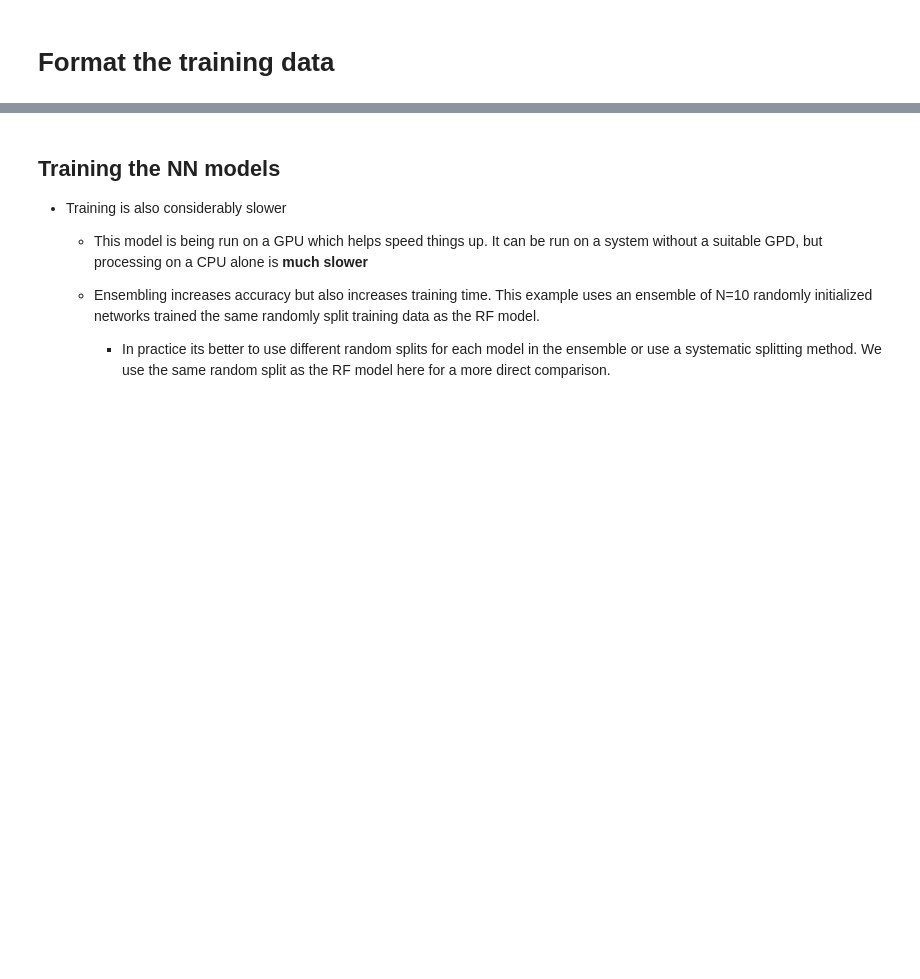
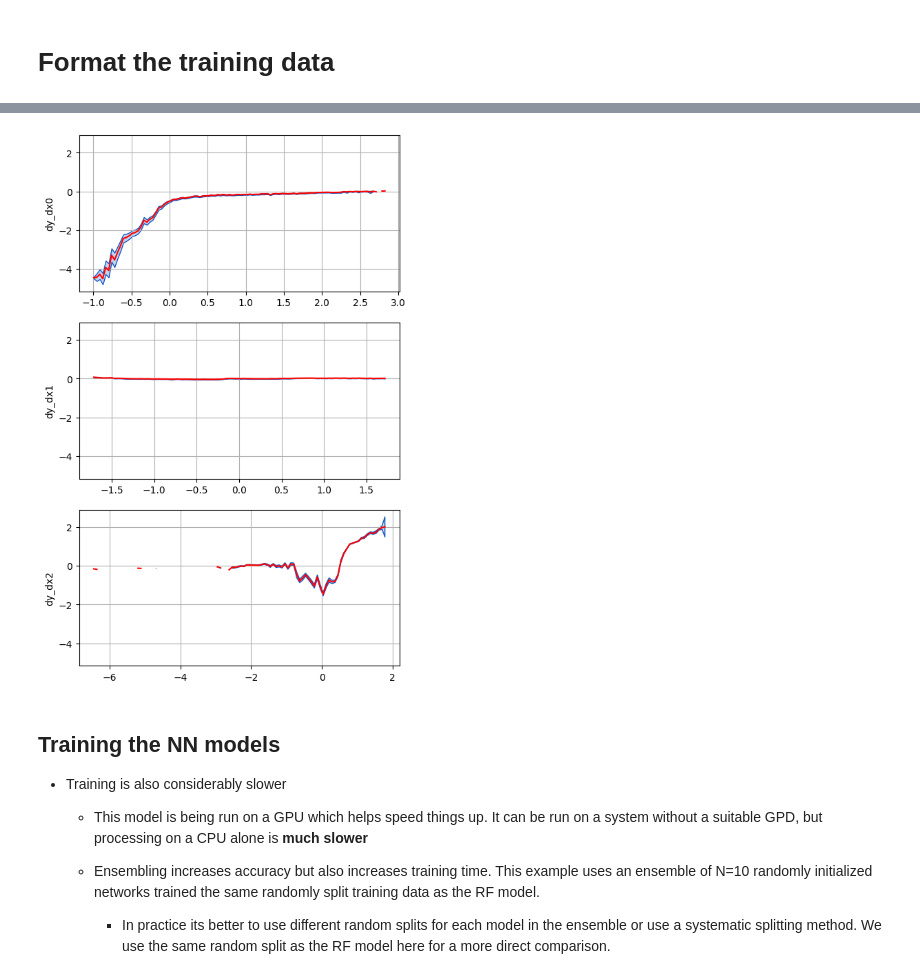
Before and after one commit to June-Skeeter/NN_Applications, a Jupyter notebook: NN_for_EC.ipynb, the cells around one changed output, grey strips where cells are left out. Cells and saved outputs as stored; diff of their text form; code cells hidden in the pictures; blank space fills up the shorter version.

```diff
--- a/NN_for_EC.ipynb
+++ b/NN_for_EC.ipynb
@@ -49,27 +100,17 @@ TimeStamp
 # %% [markdown]
 # Format the training data
 # %%
-inputs = ['Ta', 'RH']
-target = 'VPD'
-
 # Randomly Drop 25% of the data - use those points for model validation
-Training,Validation = MiscFuncs.makeGap(Data,target,dropOut=.25)
-
-# Mask out two regions within the data
-Mask = np.array([[0,1],[20,30]])
-Masked,Dropped = MiscFuncs.makeGap(Data,target,Mask)
+Training,Validation = MiscFuncs.makeMask(Data,target,dropOut=.25)
 
 Examples = {
     'Full':{
-        'X_train':Training[inputs].values,
-        'Y_train':Training[target].values,
-        'X_val':Validation[inputs].values,
-        'Y_val':Validation[target].values,
+        'X_train':Training[NormInputs].values,
+        'Y_train':Training[target].values.flatten(),
+        'X_val':Validation[NormInputs].values,
+        'Y_val':Validation[target].values.flatten(),
             },
-    'Masked':{
-        'X_train':Masked[inputs].values,
-        'Y_train':Masked[target].values,
-        'X_val':Dropped[inputs].values,
-        'Y_val':Dropped[target].values,
-            }
 }
+
+print(Examples['Full']['Y_train'].shape)
+print(Examples['Full']['Y_val'].shape)
@@ -156,3 +186,21 @@ RI
+# %%
+# out_dx
+from Scripts import PlotHelpers
+importlib.reload(PlotHelpers)
+importlib.reload(MiscFuncs)
+
+npi=3
+fig,axes=plt.subplots(npi,sharey=True,figsize=(6,10))
+
+for i in range(npi):
+    df = MiscFuncs.byInterval(out_dx,f'x{i}',[f'dy_dx{i}'],bins=100)
+    PlotHelpers.CI_Plot(axes[i],df,f'dy_dx{i}')
+    # axes[i].scatter(out_dx[f'x{i}'],out_dx[f'dy_dx{i}'])
+# out_dx
+
+# pd.cut(out_dx[f'x{0}'],bins=100)
+# %% [output]
+[figure, added]
 # %%
 import tensorflow as tf
 from tensorflow import keras
```
Also changed, not shown: parts of 5 cells of this notebook, 8 other files.
